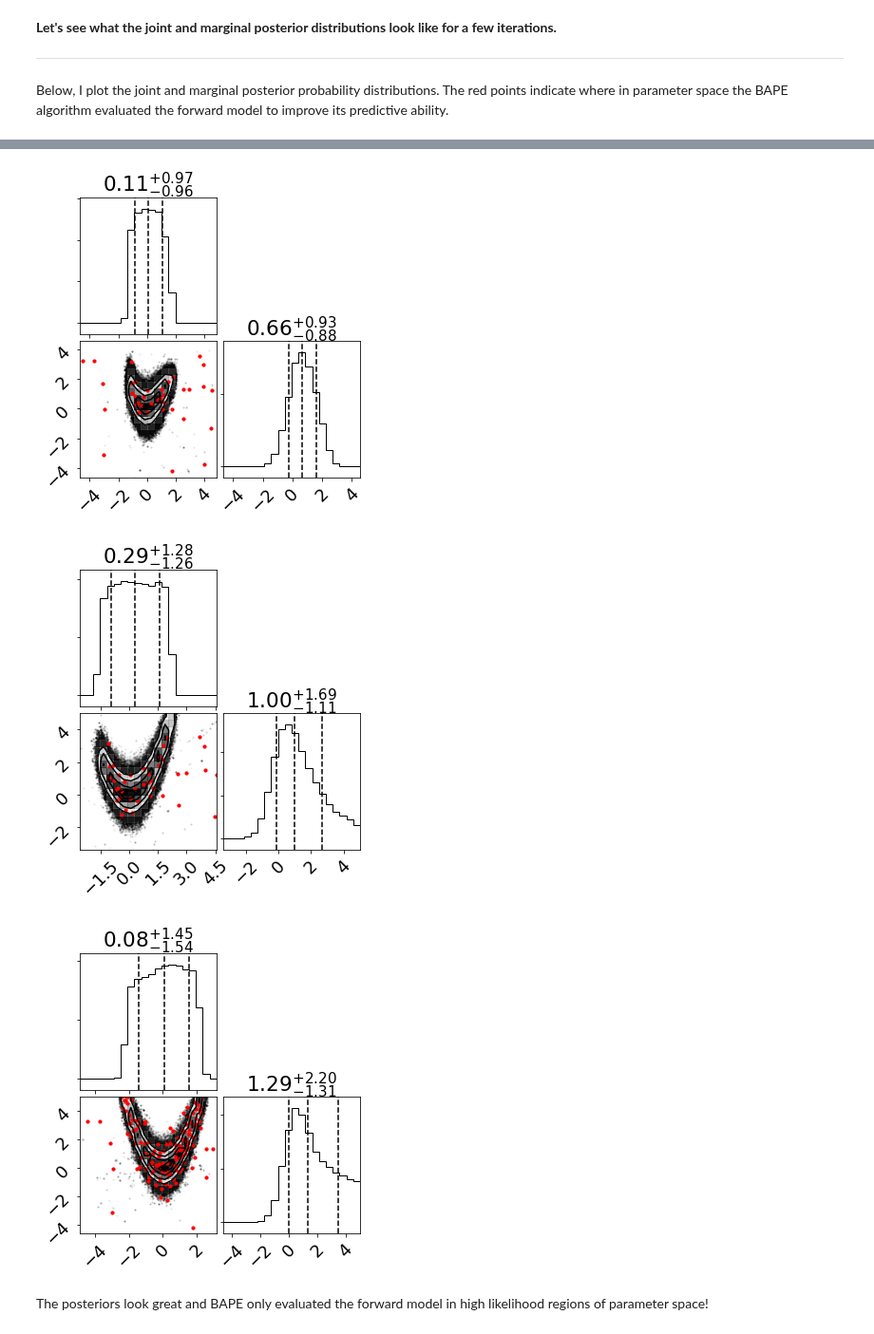
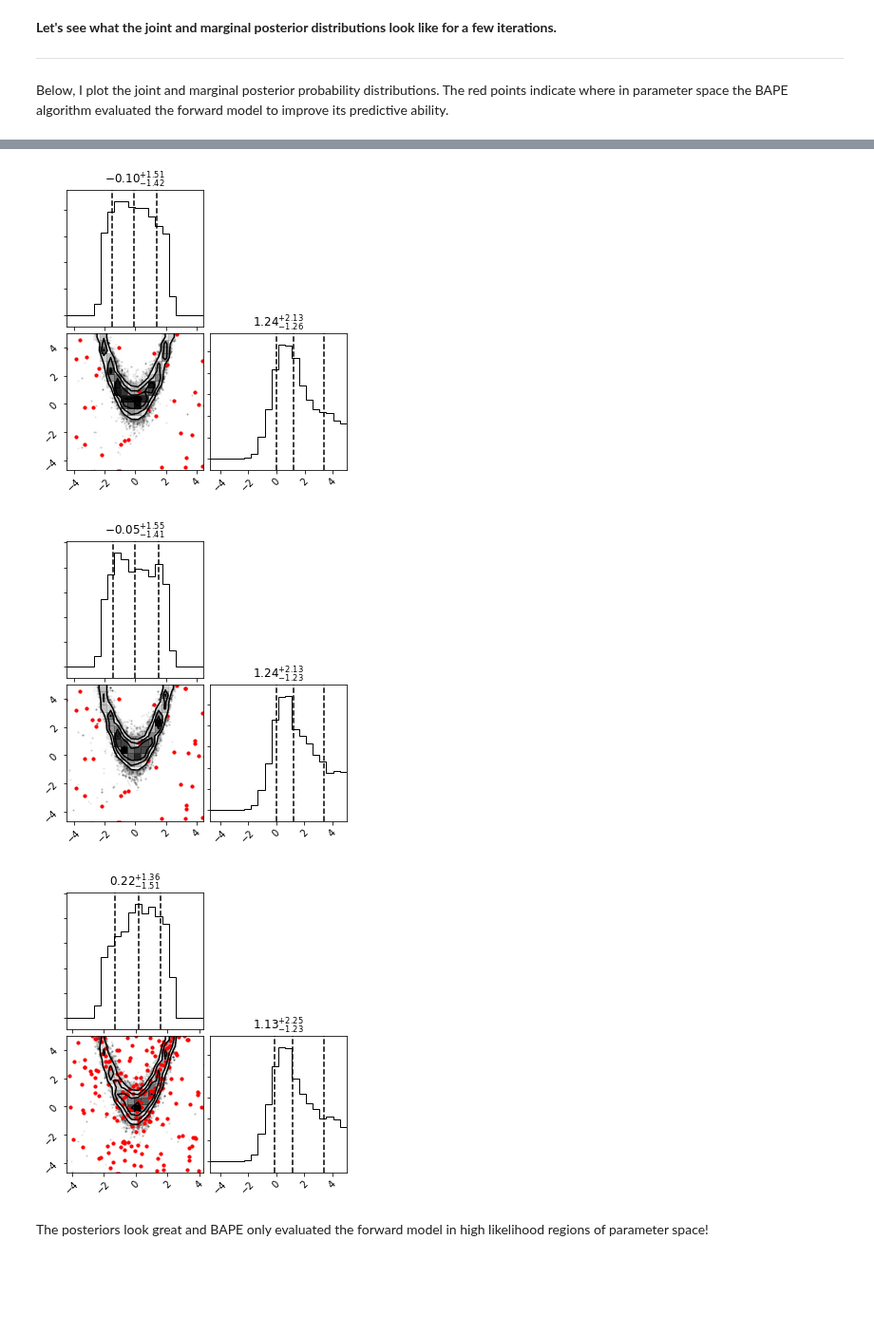
Before and after one commit to dflemin3/approxposterior, a Jupyter notebook: examples/Notebooks/BAPE_Example.ipynb, the cells around one changed output, grey strips where cells are left out. Shown at 95% size. Drawn from its saved outputs; the diff is of its cells as text; code cells hidden in the pictures; blank space fills up the shorter version.

```diff
--- a/examples/Notebooks/BAPE_Example.ipynb
+++ b/examples/Notebooks/BAPE_Example.ipynb
@@ -24,7 +24,7 @@ mpl.rcParams.update({'font.size': 18})
 m0 = 20                           # Initial size of training set
 m = 10                            # Number of new points to find each iteration
 nmax = 20                         # Maximum number of iterations
-M = int(2.0e4)                    # Number of MCMC steps to estimate approximate posterior
+M = int(1.0e3)                    # Number of MCMC steps to estimate approximate posterior
 Dmax = 0.01                       # KL-Divergence convergence limit
 kmax = 5                          # Number of iterations for Dmax convergence to kick in
 which_kernel = "ExpSquaredKernel" # Which Gaussian Process kernel to use
@@ -53,7 +53,7 @@ This will take a few minutes on a old laptop like mine.  I've set both verbose a
 # Run!
 ap.run(m0=m0, m=m, M=M, nmax=nmax, Dmax=Dmax, kmax=kmax,
        bounds=bounds, which_kernel=which_kernel,
-       n_kl_samples=100000, verbose=False, debug=False,
+       n_kl_samples=100000, verbose=False,
        timing=True)
 # %% [markdown]
 **Let's see what the joint and marginal posterior distributions look like for a few iterations.**
@@ -84,7 +84,7 @@ fig.axes[2].scatter(ap.theta[:(m0+m*2),0], ap.theta[:(m0+m*2),1], s=10, color="r
 
 fig.savefig("2nd_posterior_BAPE.pdf", bbox_inches="tight")
 # %% [output]
-[figure, old version]
+[figure, new version]
 # %%
 # 4th iteration...
 fig = corner.corner(ap.samplers[3].flatchain[ap.iburns[3]:],
@@ -96,18 +96,19 @@ fig.axes[2].scatter(ap.theta[:(m0+m*3),0], ap.theta[:(m0+m*3),1], s=10, color="r
 
 fig.savefig("4th_posterior_BAPE.pdf", bbox_inches="tight")
 # %% [output]
-[figure, old version]
+[figure, new version]
 # %%
 # Final iteration!
-fig = corner.corner(ap.samplers[-1].flatchain[ap.iburns[-1]:],
+ind = 15
+fig = corner.corner(ap.samplers[ind].flatchain[ap.iburns[ind]:],
                     quantiles=[0.16, 0.5, 0.84], show_titles=True, scale_hist=True,
                     plot_contours=True);
 
 # Plot where forward model was evaluated
 fig.axes[2].scatter(ap.theta[:,0], ap.theta[:,1], s=10, color="red")
 
 fig.savefig("last_posterior_BAPE.pdf", bbox_inches="tight")
 # %% [output]
-[figure, old version]
+[figure, new version]
 # %% [markdown]
 The posteriors look great and BAPE only evaluated the forward model in high likelihood regions of parameter space!
```
Also changed, not shown: parts of 1 cell of this notebook, 2 other files.
